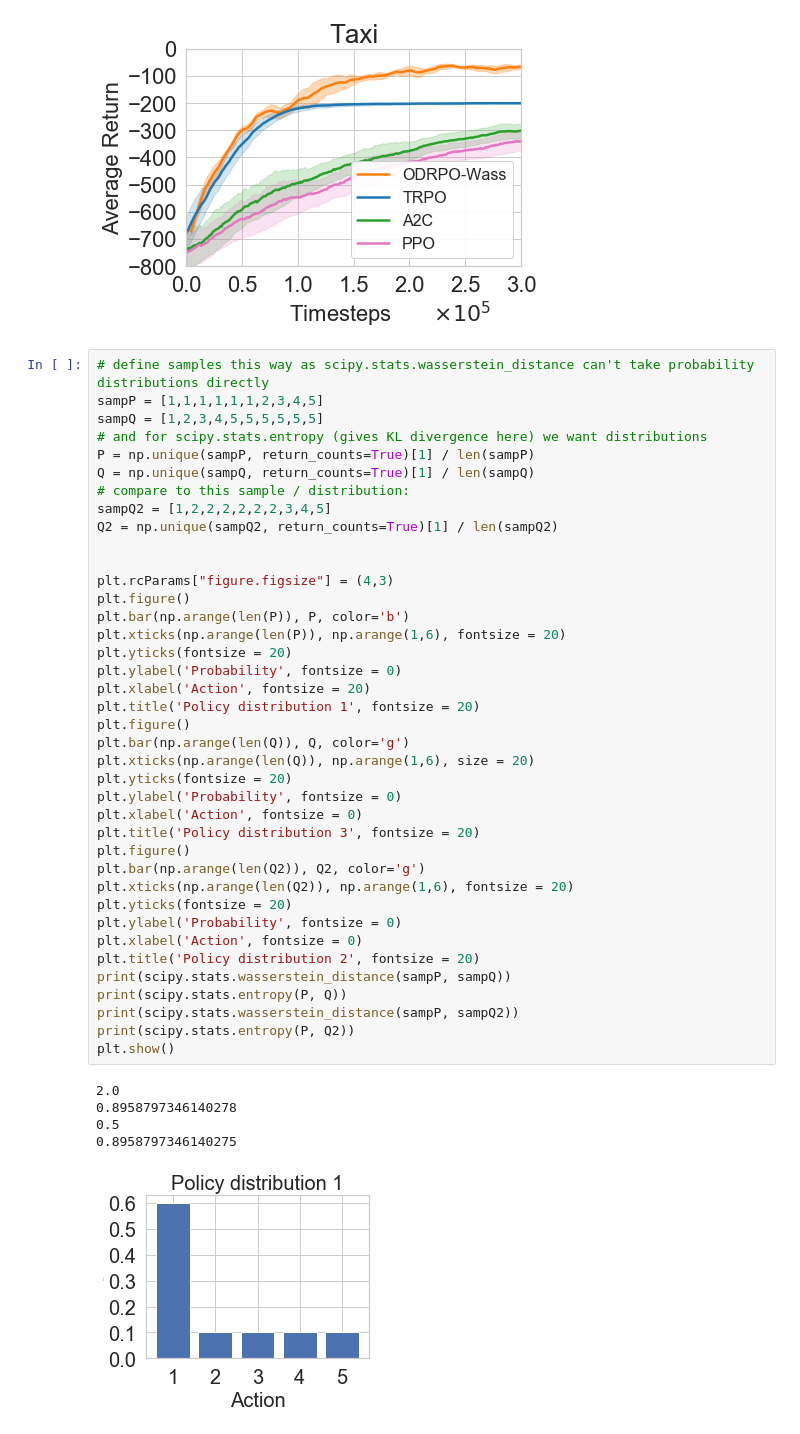
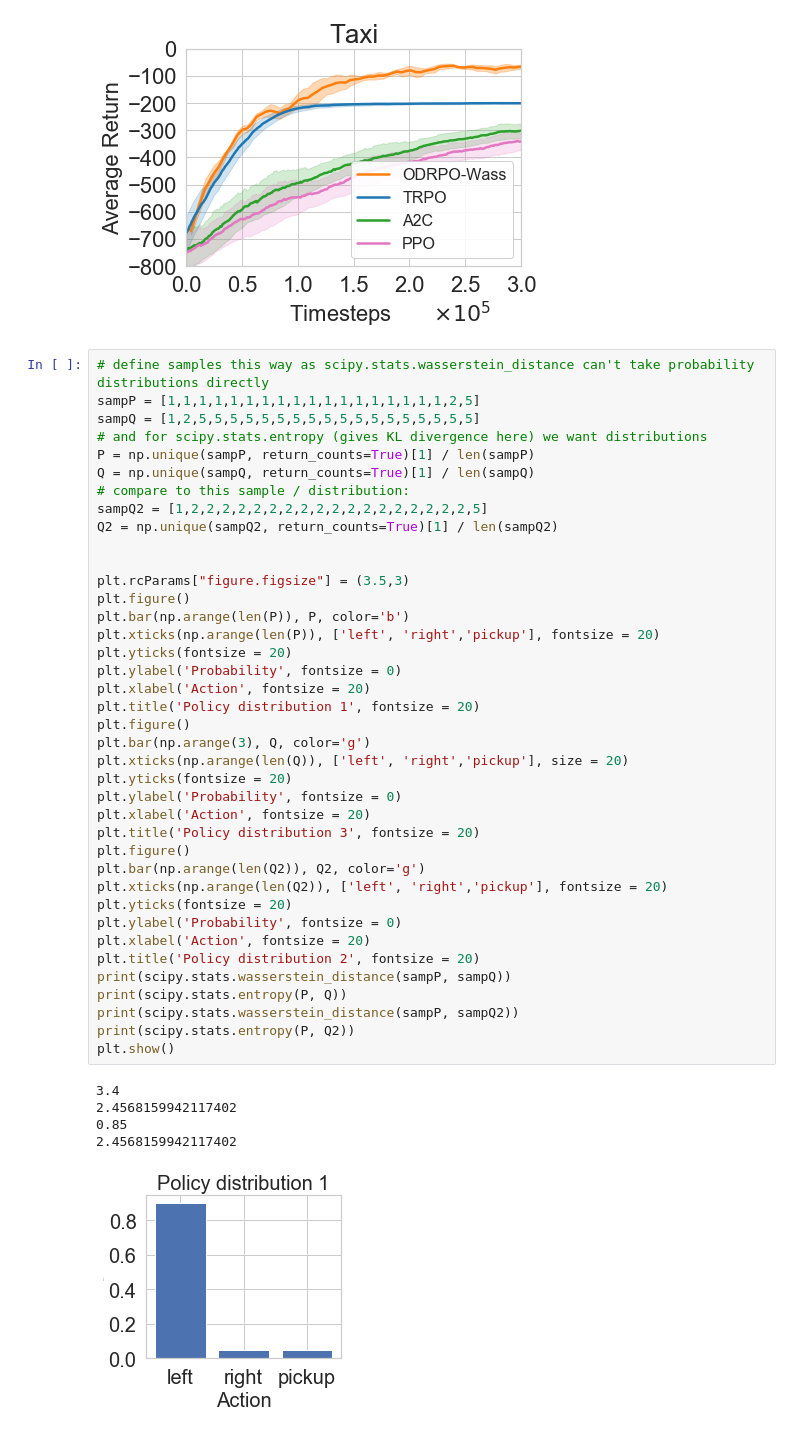
Before and after one commit to kadysongbb/efficient-wpo, a Jupyter notebook: tabular/view_training_tabular.ipynb, the cells around one changed output. Drawn from its saved outputs; the diff is of its cells as text.

```diff
--- a/tabular/view_training_tabular.ipynb
+++ b/tabular/view_training_tabular.ipynb
@@ -236,46 +236,46 @@ PPO
 [figure]
 # %%
 # define samples this way as scipy.stats.wasserstein_distance can't take probability distributions directly
-sampP = [1,1,1,1,1,1,2,3,4,5]
-sampQ = [1,2,3,4,5,5,5,5,5,5]
+sampP = [1,1,1,1,1,1,1,1,1,1,1,1,1,1,1,1,1,1,2,5]
+sampQ = [1,2,5,5,5,5,5,5,5,5,5,5,5,5,5,5,5,5,5,5]
 # and for scipy.stats.entropy (gives KL divergence here) we want distributions
 P = np.unique(sampP, return_counts=True)[1] / len(sampP)
 Q = np.unique(sampQ, return_counts=True)[1] / len(sampQ)
 # compare to this sample / distribution:
-sampQ2 = [1,2,2,2,2,2,2,3,4,5]
+sampQ2 = [1,2,2,2,2,2,2,2,2,2,2,2,2,2,2,2,2,2,2,5]
 Q2 = np.unique(sampQ2, return_counts=True)[1] / len(sampQ2)
 
 
-plt.rcParams["figure.figsize"] = (4,3)
+plt.rcParams["figure.figsize"] = (3.5,3)
 plt.figure()
 plt.bar(np.arange(len(P)), P, color='b')
-plt.xticks(np.arange(len(P)), np.arange(1,6), fontsize = 20)
+plt.xticks(np.arange(len(P)), ['left', 'right','pickup'], fontsize = 20)
 plt.yticks(fontsize = 20)
 plt.ylabel('Probability', fontsize = 0)
 plt.xlabel('Action', fontsize = 20)
 plt.title('Policy distribution 1', fontsize = 20)
 plt.figure()
-plt.bar(np.arange(len(Q)), Q, color='g')
-plt.xticks(np.arange(len(Q)), np.arange(1,6), size = 20)
+plt.bar(np.arange(3), Q, color='g')
+plt.xticks(np.arange(len(Q)), ['left', 'right','pickup'], size = 20)
 plt.yticks(fontsize = 20)
 plt.ylabel('Probability', fontsize = 0)
-plt.xlabel('Action', fontsize = 0)
+plt.xlabel('Action', fontsize = 20)
 plt.title('Policy distribution 3', fontsize = 20)
 plt.figure()
 plt.bar(np.arange(len(Q2)), Q2, color='g')
-plt.xticks(np.arange(len(Q2)), np.arange(1,6), fontsize = 20)
+plt.xticks(np.arange(len(Q2)), ['left', 'right','pickup'], fontsize = 20)
 plt.yticks(fontsize = 20)
 plt.ylabel('Probability', fontsize = 0)
-plt.xlabel('Action', fontsize = 0)
+plt.xlabel('Action', fontsize = 20)
 plt.title('Policy distribution 2', fontsize = 20)
 print(scipy.stats.wasserstein_distance(sampP, sampQ))
 print(scipy.stats.entropy(P, Q))
 print(scipy.stats.wasserstein_distance(sampP, sampQ2))
 print(scipy.stats.entropy(P, Q2))
 plt.show()
 # %% [output]
-2.0
-0.8958797346140278
-0.5
-0.8958797346140275
+3.4
+2.4568159942117402
+0.85
+2.4568159942117402
-[figure, old version]
+[figure, new version]
```
Also changed, not shown: parts of 1 cell of this notebook.
